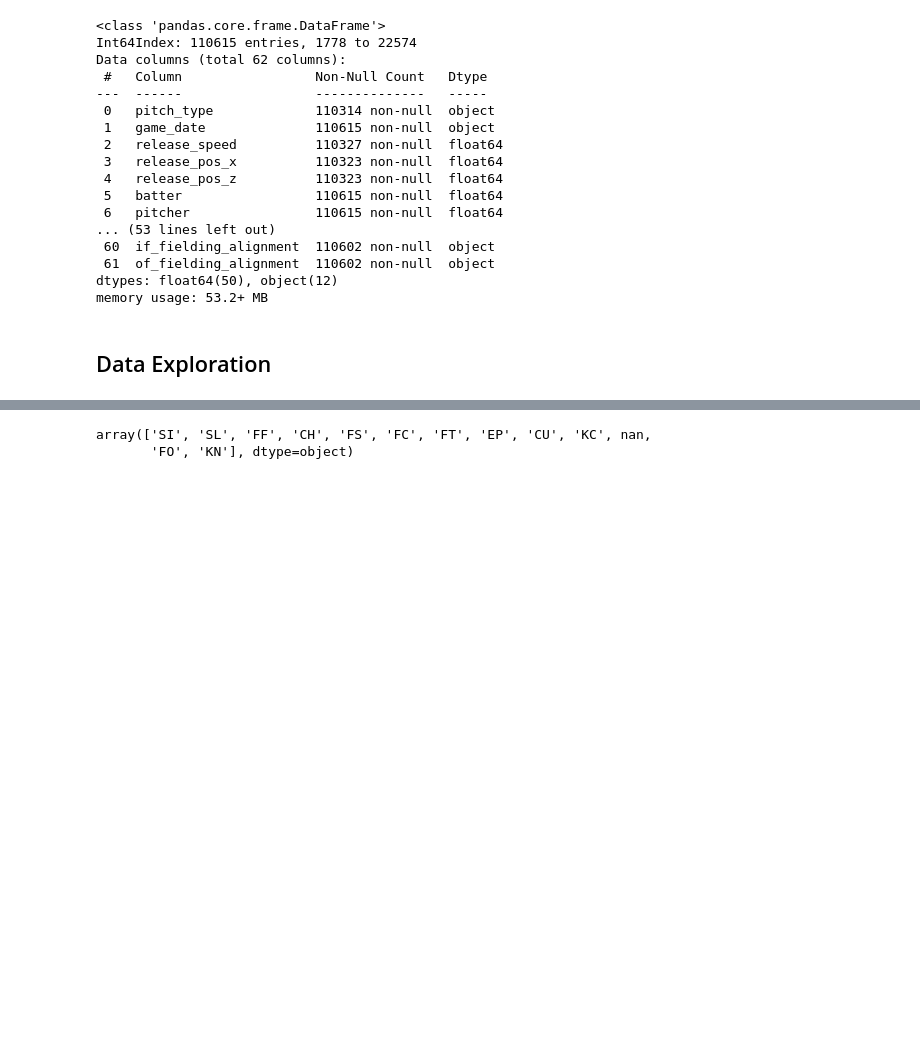
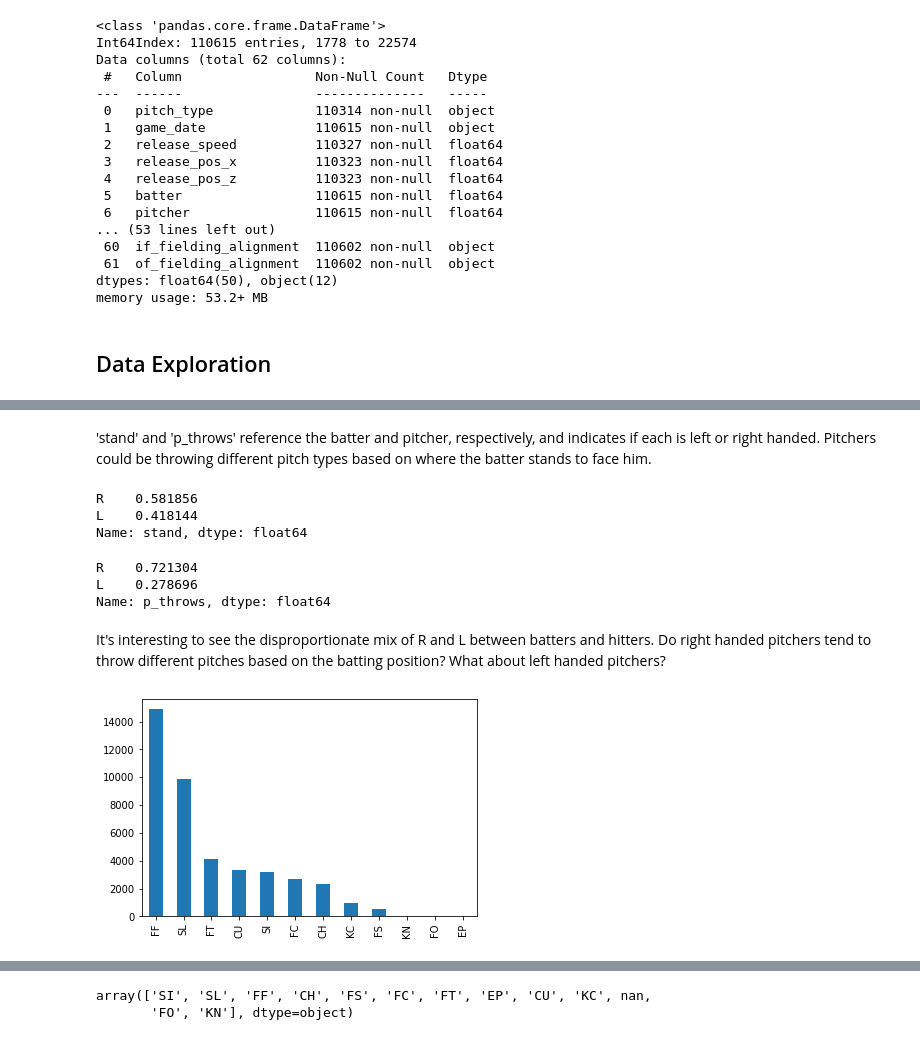
Before and after one commit to lligon4/Capstone2_Project, a Jupyter notebook: CS2_Exploratory_Data_Analysis.ipynb, the cells around one changed output, grey strips where cells are left out. Saved outputs shown, nothing was run; the diff lists cells and outputs as text; code cells hidden in the pictures; blank space fills up the shorter version.

```diff
--- a/CS2_Exploratory_Data_Analysis.ipynb
+++ b/CS2_Exploratory_Data_Analysis.ipynb
@@ -46,0 +64,3 @@ memory usage: 53.2+ MB
+# %%
+# Do I need to confirm this or can I drop 'game_date' based on domain knowledge?
+data.drop(columns='game_date', inplace=True)
@@ -46,0 +106,21 @@ memory usage: 53.2+ MB
+# %% [markdown]
+'stand' and 'p_throws' reference the batter and pitcher, respectively, and indicates if each is left or right handed. Pitchers could be throwing different pitch types based on where the batter stands to face him.
+# %%
+data['stand'].value_counts(normalize=True)
+# %% [output]
+R    0.581856
+L    0.418144
+Name: stand, dtype: float64
+# %%
+data['p_throws'].value_counts(normalize=True)
+# %% [output]
+R    0.721304
+L    0.278696
+Name: p_throws, dtype: float64
+# %% [markdown]
+It's interesting to see the disproportionate mix of R and L between batters and hitters. Do right handed pitchers tend to throw different pitches based on the batting position? What about left handed pitchers?
+# %%
+data_RtoR = data[(data['p_throws'] == 'R') & (data['stand'] == 'R')]
+data_RtoR.pitch_type.value_counts().plot(kind='bar');
+# %% [output]
+[figure, added]
```
Also changed, not shown: parts of 89 cells of this notebook.
